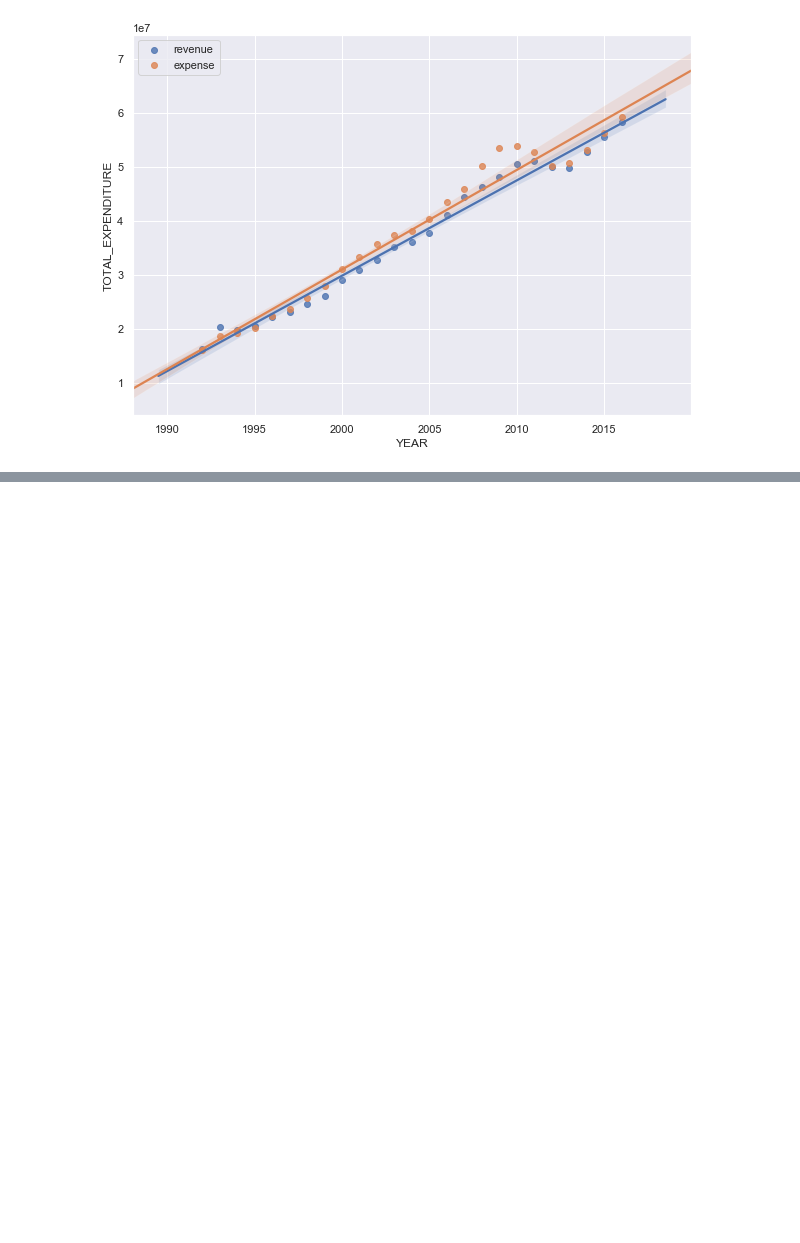
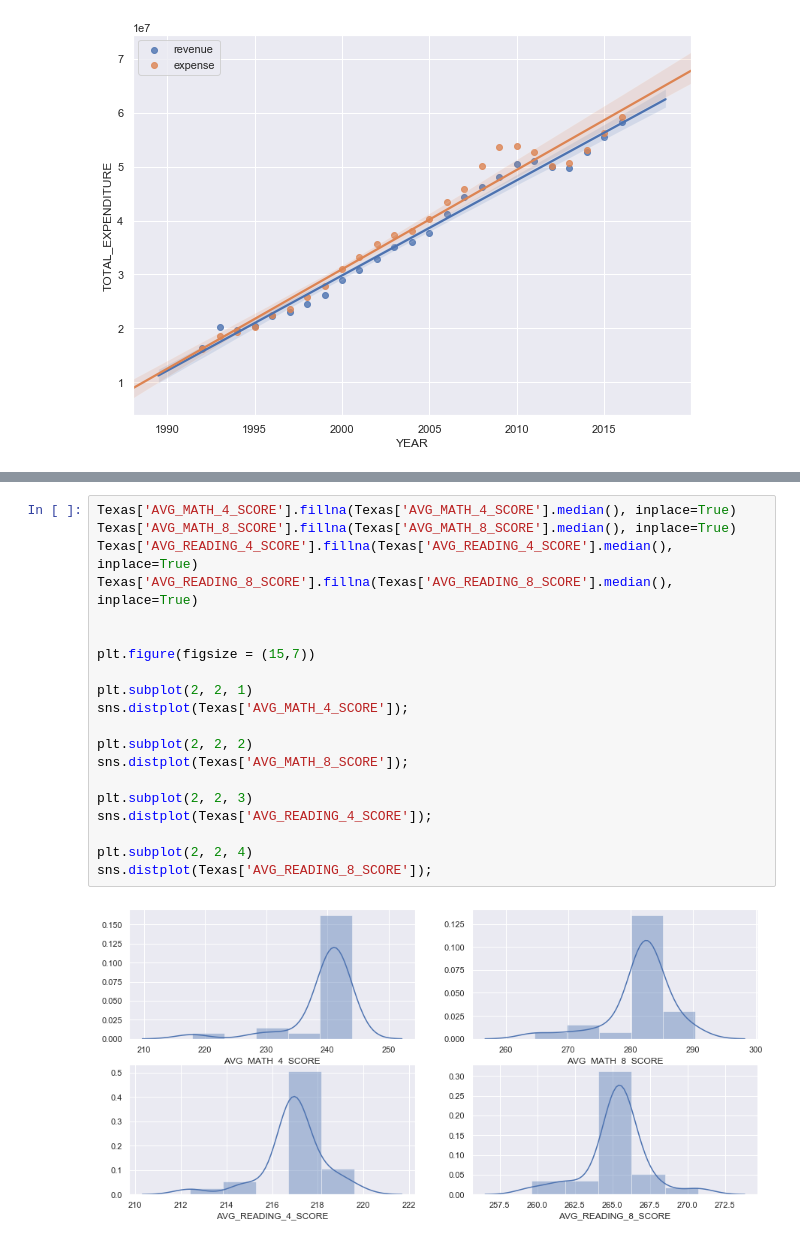
Before and after one commit to colettegabriel/data_science, a Jupyter notebook: Data Exploration 1.ipynb, the cells around one changed output, grey strips where cells are left out. Drawn from its saved outputs; the diff is of its cells as text; blank space fills up the shorter version.

```diff
--- a/Data Exploration 1.ipynb
+++ b/Data Exploration 1.ipynb
@@ -204,0 +204,22 @@ than for math.
+# %%
+Texas['AVG_MATH_4_SCORE'].fillna(Texas['AVG_MATH_4_SCORE'].median(), inplace=True)
+Texas['AVG_MATH_8_SCORE'].fillna(Texas['AVG_MATH_8_SCORE'].median(), inplace=True)
+Texas['AVG_READING_4_SCORE'].fillna(Texas['AVG_READING_4_SCORE'].median(), inplace=True)
+Texas['AVG_READING_8_SCORE'].fillna(Texas['AVG_READING_8_SCORE'].median(), inplace=True)
+
+
+plt.figure(figsize = (15,7))
+
+plt.subplot(2, 2, 1)
+sns.distplot(Texas['AVG_MATH_4_SCORE']);
+
+plt.subplot(2, 2, 2)
+sns.distplot(Texas['AVG_MATH_8_SCORE']);
+
+plt.subplot(2, 2, 3)
+sns.distplot(Texas['AVG_READING_4_SCORE']);
+
+plt.subplot(2, 2, 4)
+sns.distplot(Texas['AVG_READING_8_SCORE']);
+# %% [output]
+[figure, added]
```
Also changed, not shown: parts of 4 cells of this notebook.
